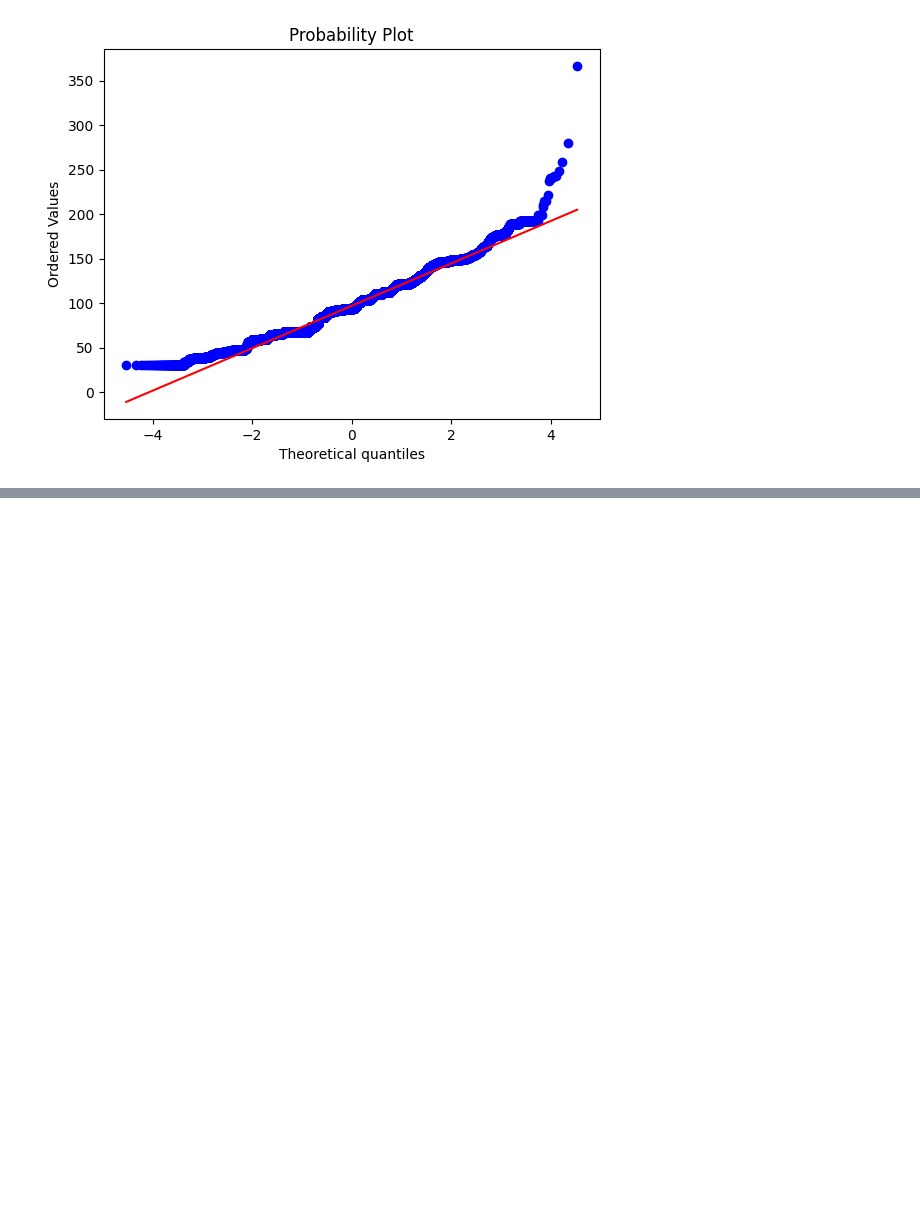
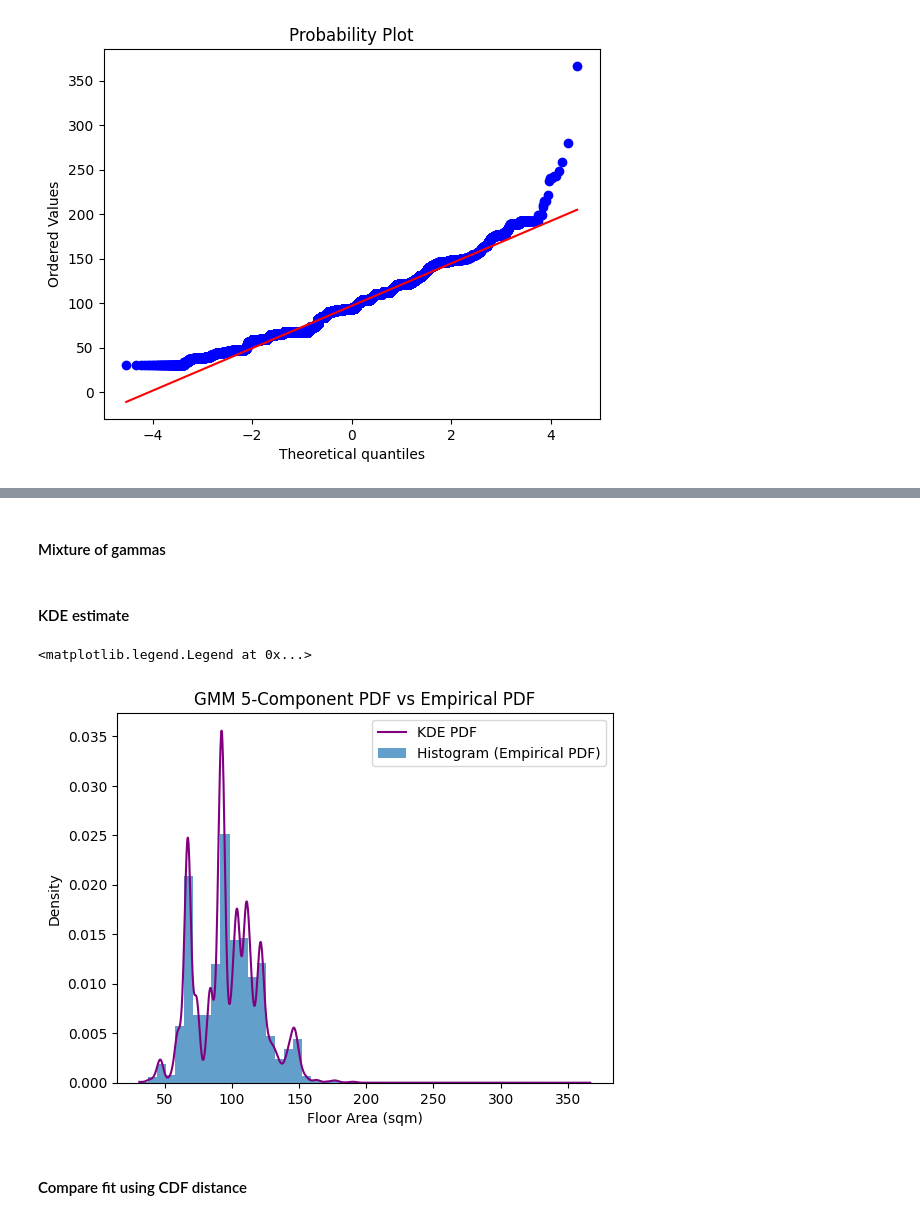
Before and after one commit to luna-ortus-cor/EC4305-Project, a Jupyter notebook: copula/marginal.ipynb, the cells around one changed output, grey strips where cells are left out. Cells and saved outputs as stored; diff of their text form; code cells hidden in the pictures; blank space fills up the shorter version.

```diff
--- a/copula/marginal.ipynb
+++ b/copula/marginal.ipynb
@@ -337,0 +454,22 @@ AndersonResult(statistic=1487.9404758889577, critical_values=array([0.576, 0.656
+# %% [markdown]
+#### Mixture of gammas
+# %% [markdown]
+#### KDE estimate
+# %%
+# KDE Estimate for floor area
+from scipy.stats import gaussian_kde
+from scipy.integrate import cumtrapz
+
+kde_floor_area = gaussian_kde(floor_area)
+pdf_kde_floor_area = kde_floor_area(x_area.flatten())
+plt.plot(x_area, pdf_kde_floor_area, label="KDE PDF", color='purple')
+plt.hist(floor_area, bins=50, density=True, alpha=0.7, label="Histogram (Empirical PDF)")
+plt.xlabel("Floor Area (sqm)")
+plt.ylabel("Density")
+plt.title("GMM 5-Component PDF vs Empirical PDF")
+plt.legend()
+# %% [output]
+<matplotlib.legend.Legend at 0x...>
+[figure, added]
+# %% [markdown]
+#### Compare fit using CDF distance
```
Also changed, not shown: parts of 17 cells of this notebook.
